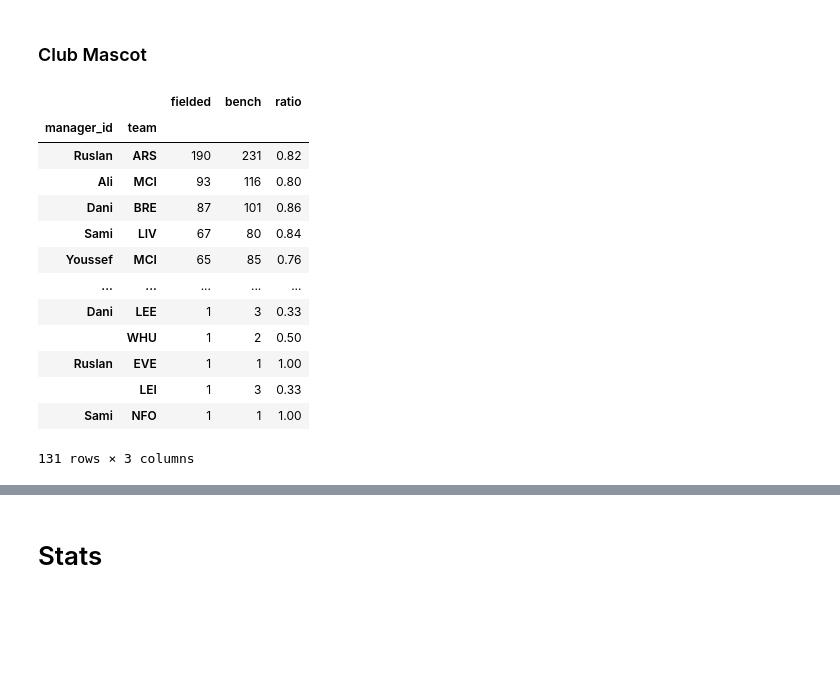
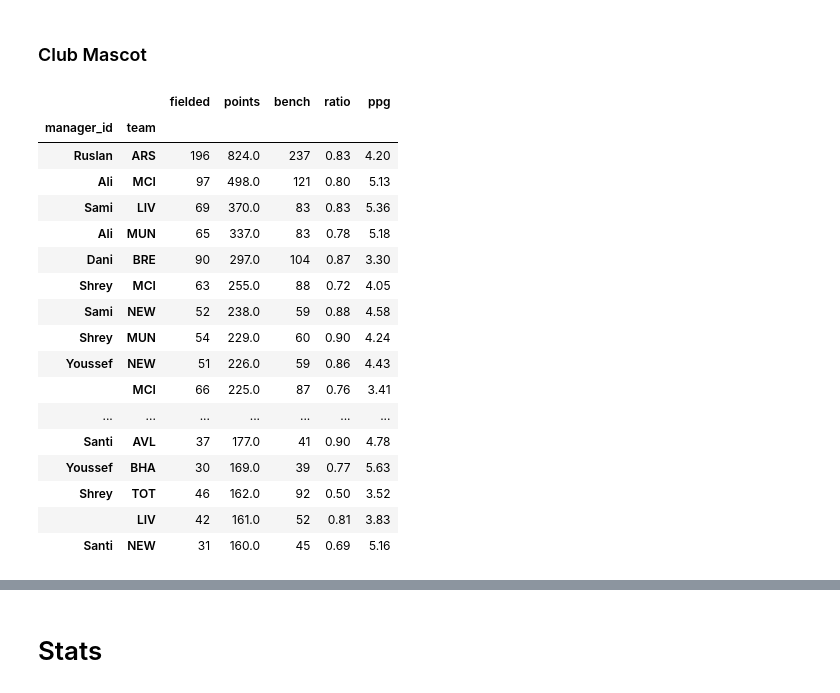
Before and after one commit to notvikke/master_2023, a Jupyter notebook: fpl/fpl_findings.ipynb, the cells around one changed output, grey strips where cells are left out. Drawn from its saved outputs; the diff is of its cells as text; code cells hidden in the pictures; blank space fills up the shorter version.

Commit message:
gameweek 37 update + team pictures

```diff
--- a/fpl/fpl_findings.ipynb
+++ b/fpl/fpl_findings.ipynb
@@ -545,8 +545,8 @@ loyalty_df.loc["Youssef"]
 | Bamford | LEE | 106617 | 1 |
 # %%
 #most fielded players per club
-most_played = get_loyalty(gameweek_points)
-most_played
+most_played_df = get_loyalty(gameweek_points)
+most_played_df
 # %% [output]
 |  |  |  |  | player_id | points |
 | manager_id | player_name | team | photo |  |  |
@@ -597,27 +598,32 @@ most_teams_df.to_csv(f'findings/players/most_teams.csv', index=False)
 ### Club Mascot
 # %%
 def get_clubmascot(data):
-    mascot_grouped = data.groupby(['manager_id',"team"]).sum().sort_values(by=[0, 'manager_id'], ascending=[False, True])
+    mascot_grouped = data.groupby(['manager_id',"team"]).sum().sort_values(by=["player_id", 'manager_id'], ascending=[False, True])
     return mascot_grouped
 # %%
 #most owned club
-club_mascot = get_clubmascot(most_played)
-club_mascot["bench"] = get_clubmascot(loyalty)
-club_mascot.rename(columns={0: 'fielded'}, inplace=True)
+club_mascot = get_clubmascot(most_played_df)
+club_mascot["bench"] = get_clubmascot(loyalty_df)
+club_mascot.rename(columns={"player_id": 'fielded'}, inplace=True)
 club_mascot["ratio"] = round(club_mascot["fielded"]/club_mascot["bench"],2)
-club_mascot
+club_mascot["ppg"] = round(club_mascot["points"]/club_mascot["fielded"],2)
+club_mascot[club_mascot["fielded"]>15].sort_values(by="points",ascending=False)[:20]
 # %% [output]
-|  |  | fielded | bench | ratio |
-| manager_id | team |  |  |  |
-| Ruslan | ARS | 190 | 231 | 0.82 |
-| Ali | MCI | 93 | 116 | 0.80 |
-| Dani | BRE | 87 | 101 | 0.86 |
-| Sami | LIV | 67 | 80 | 0.84 |
-| Youssef | MCI | 65 | 85 | 0.76 |
-| ... | ... | ... | ... | ... |
-| Dani | LEE | 1 | 3 | 0.33 |
-|  | WHU | 1 | 2 | 0.50 |
-| Ruslan | EVE | 1 | 1 | 1.00 |
-|  | LEI | 1 | 3 | 0.33 |
-| Sami | NFO | 1 | 1 | 1.00 |
+|  |  | fielded | points | bench | ratio | ppg |
+| manager_id | team |  |  |  |  |  |
+| Ruslan | ARS | 196 | 824.0 | 237 | 0.83 | 4.20 |
+| Ali | MCI | 97 | 498.0 | 121 | 0.80 | 5.13 |
+| Sami | LIV | 69 | 370.0 | 83 | 0.83 | 5.36 |
+| Ali | MUN | 65 | 337.0 | 83 | 0.78 | 5.18 |
+| Dani | BRE | 90 | 297.0 | 104 | 0.87 | 3.30 |
+| Shrey | MCI | 63 | 255.0 | 88 | 0.72 | 4.05 |
+| Sami | NEW | 52 | 238.0 | 59 | 0.88 | 4.58 |
+| Shrey | MUN | 54 | 229.0 | 60 | 0.90 | 4.24 |
+| Youssef | NEW | 51 | 226.0 | 59 | 0.86 | 4.43 |
+|  | MCI | 66 | 225.0 | 87 | 0.76 | 3.41 |
+| ... | ... | ... | ... | ... | ... | ... |
+| Santi | AVL | 37 | 177.0 | 41 | 0.90 | 4.78 |
+| Youssef | BHA | 30 | 169.0 | 39 | 0.77 | 5.63 |
+| Shrey | TOT | 46 | 162.0 | 92 | 0.50 | 3.52 |
+|  | LIV | 42 | 161.0 | 52 | 0.81 | 3.83 |
+| Santi | NEW | 31 | 160.0 | 45 | 0.69 | 5.16 |
-131 rows × 3 columns
```
Also changed, not shown: parts of 37 cells of this notebook, 42 other files.
